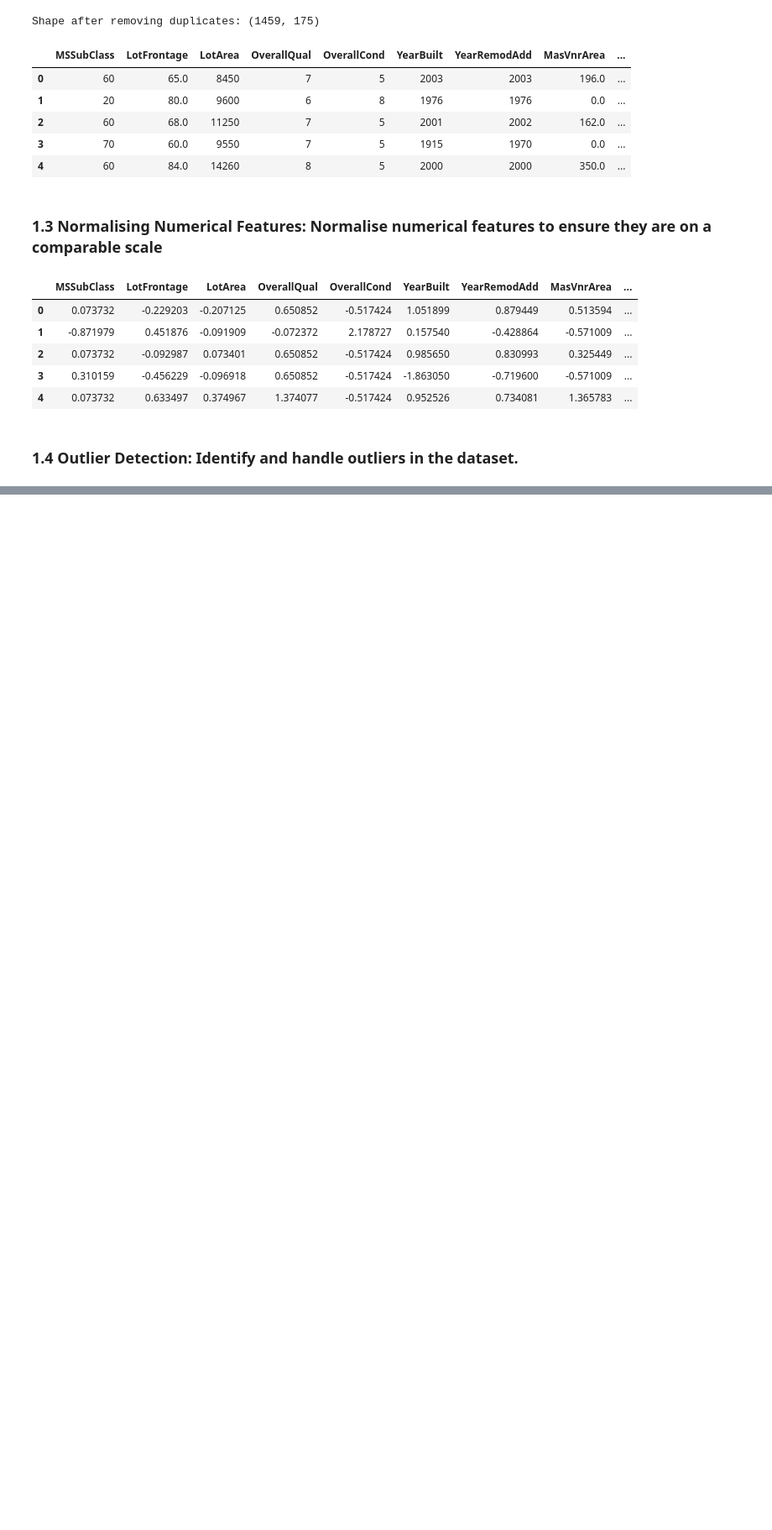
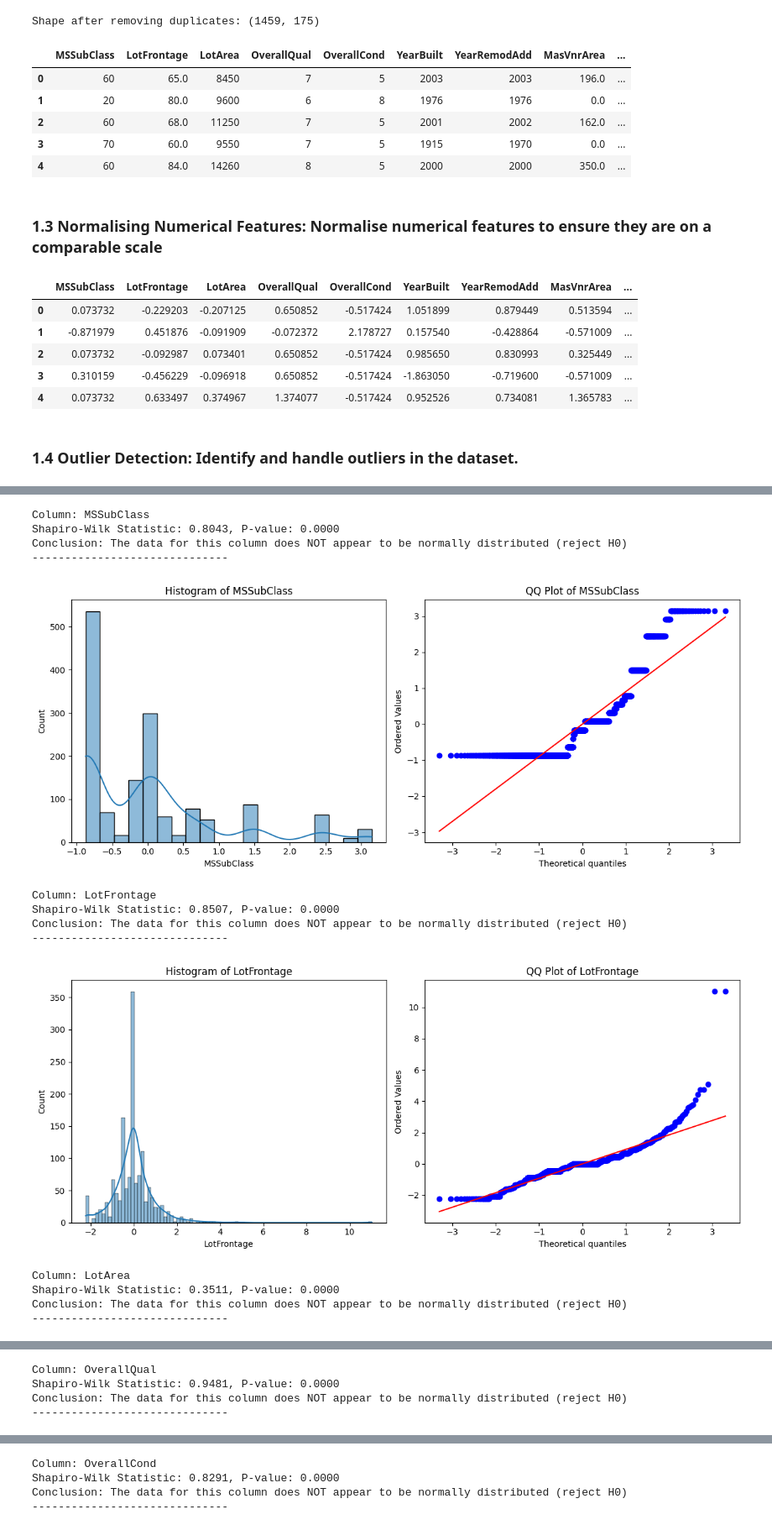
Before and after one commit to brijeshksingh/AIML_Colab_repo, a Jupyter notebook: House_price_pred_project.ipynb, the cells around one changed output, grey strips where cells are left out. Shown at 84% size. Saved outputs shown, nothing was run; the diff lists cells and outputs as text; code cells hidden in the pictures; blank space fills up the shorter version.

```diff
--- a/House_price_pred_project.ipynb
+++ b/House_price_pred_project.ipynb
@@ -396,0 +494,52 @@ final_df.head()
+# %%
+# prompt: identify wheter the final_df dataset is normally distributed or not?
+
+# Identify numerical columns
+numerical_cols = final_df.select_dtypes(include=np.number).columns
+
+# Check for normality for each numerical column
+for col in numerical_cols:
+    # Shapiro-Wilk test for normality
+    # p-value < 0.05 suggests the data is NOT normally distributed
+    stat, p_value = stats.shapiro(final_df[col])
+
+    alpha = 0.05
+    print(f"Column: {col}")
+    print(f"Shapiro-Wilk Statistic: {stat:.4f}, P-value: {p_value:.4f}")
+
+    if p_value > alpha:
+        print("Conclusion: The data for this column appears to be normally distributed (fail to reject H0)")
+    else:
+        print("Conclusion: The data for this column does NOT appear to be normally distributed (reject H0)")
+    print("-" * 30)
+
+    # Optional: Visualize the distribution using a histogram and QQ plot
+    plt.figure(figsize=(12, 5))
+
+    # Histogram
+    plt.subplot(1, 2, 1)
+    sns.histplot(final_df[col], kde=True)
+    plt.title(f'Histogram of {col}')
+
+    # QQ Plot
+    plt.subplot(1, 2, 2)
+    stats.probplot(final_df[col], dist="norm", plot=plt)
+    plt.title(f'QQ Plot of {col}')
+
+    plt.tight_layout()
+    plt.show()
+# %% [output]
+Column: MSSubClass
+Shapiro-Wilk Statistic: 0.8043, P-value: 0.0000
+Conclusion: The data for this column does NOT appear to be normally distributed (reject H0)
+------------------------------
+[figure, added]
+Column: LotFrontage
+Shapiro-Wilk Statistic: 0.8507, P-value: 0.0000
+Conclusion: The data for this column does NOT appear to be normally distributed (reject H0)
+------------------------------
+[figure, added]
+Column: LotArea
+Shapiro-Wilk Statistic: 0.3511, P-value: 0.0000
+Conclusion: The data for this column does NOT appear to be normally distributed (reject H0)
+------------------------------
@@ -396,0 +547,4 @@ final_df.head()
+Column: OverallQual
+Shapiro-Wilk Statistic: 0.9481, P-value: 0.0000
+Conclusion: The data for this column does NOT appear to be normally distributed (reject H0)
+------------------------------
@@ -396,0 +552,4 @@ final_df.head()
+Column: OverallCond
+Shapiro-Wilk Statistic: 0.8291, P-value: 0.0000
+Conclusion: The data for this column does NOT appear to be normally distributed (reject H0)
+------------------------------
```
Also changed, not shown: parts of 5 cells of this notebook.
